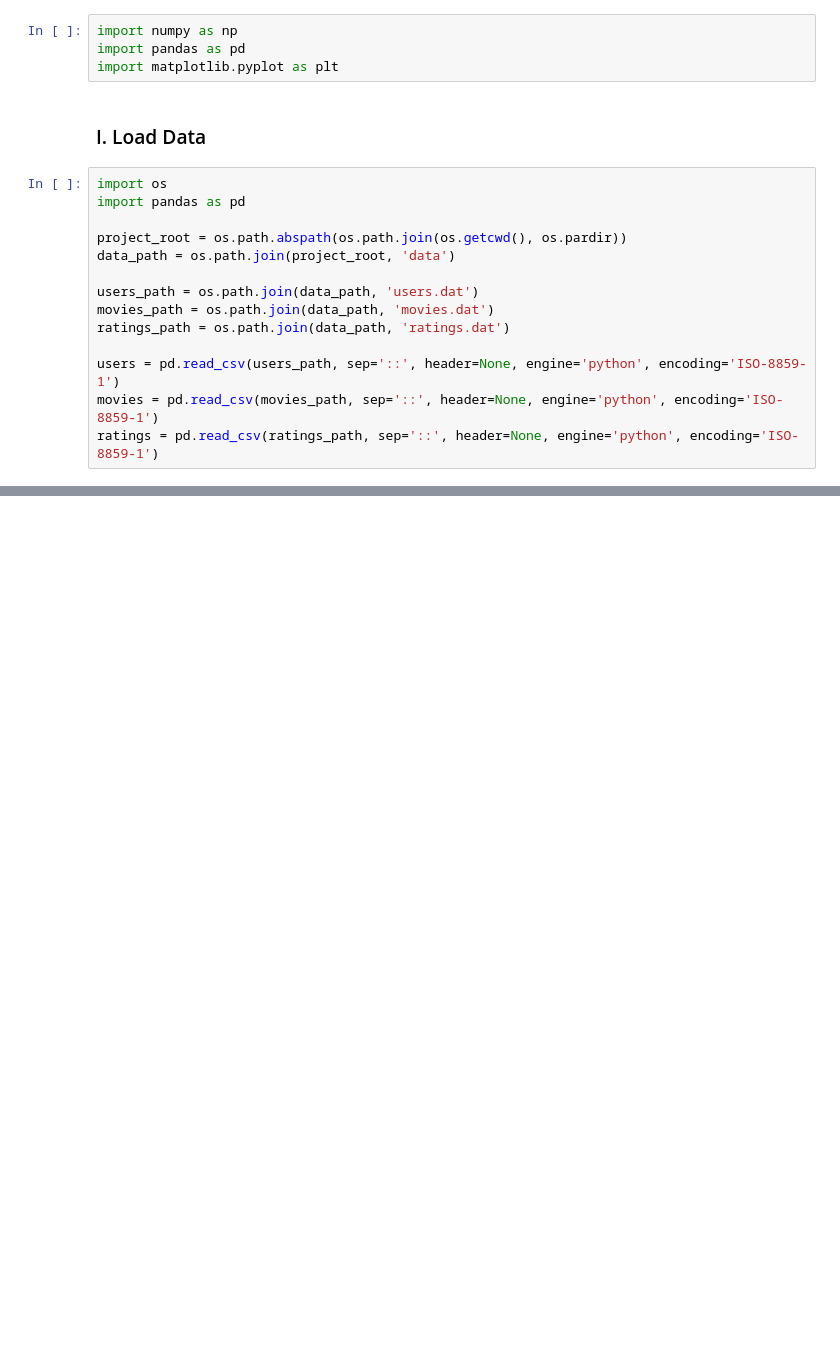
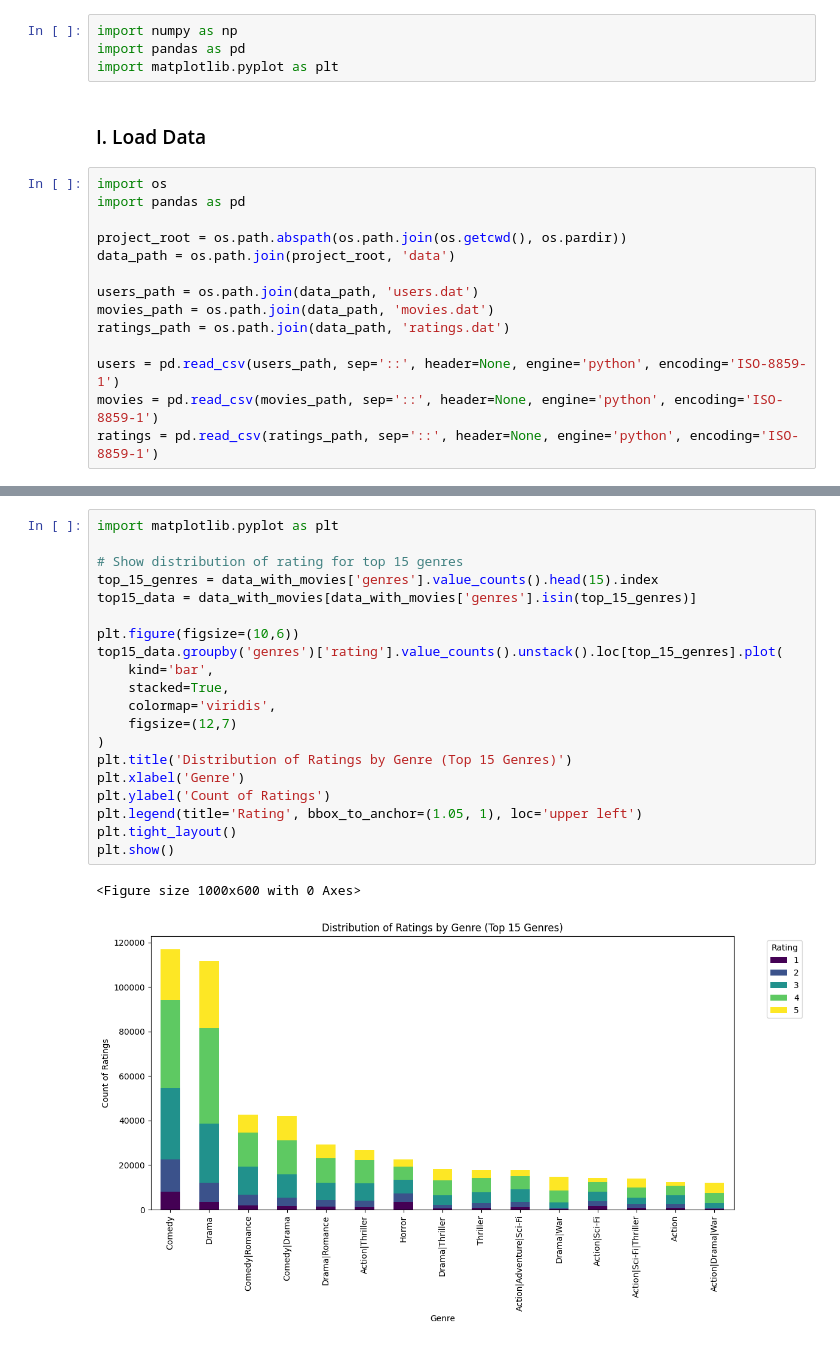
Before and after one commit to ZlataSparrow/Naive-Bayes, a Jupyter notebook: notebooks/03_A_Movie_Recom_Naive_Bayes_complex.ipynb, the cells around one changed output, grey strips where cells are left out. Drawn from its saved outputs; the diff is of its cells as text; blank space fills up the shorter version.

```diff
--- a/notebooks/03_A_Movie_Recom_Naive_Bayes_complex.ipynb
+++ b/notebooks/03_A_Movie_Recom_Naive_Bayes_complex.ipynb
@@ -47,0 +125,23 @@ print(ratings.head())
+# %%
+import matplotlib.pyplot as plt
+
+# Show distribution of rating for top 15 genres
+top_15_genres = data_with_movies['genres'].value_counts().head(15).index
+top15_data = data_with_movies[data_with_movies['genres'].isin(top_15_genres)]
+
+plt.figure(figsize=(10,6))
+top15_data.groupby('genres')['rating'].value_counts().unstack().loc[top_15_genres].plot(
+    kind='bar',
+    stacked=True,
+    colormap='viridis',
+    figsize=(12,7)
+)
+plt.title('Distribution of Ratings by Genre (Top 15 Genres)')
+plt.xlabel('Genre')
+plt.ylabel('Count of Ratings')
+plt.legend(title='Rating', bbox_to_anchor=(1.05, 1), loc='upper left')
+plt.tight_layout()
+plt.show()
+# %% [output]
+<Figure size 1000x600 with 0 Axes>
+[figure, added]
```
Also changed, not shown: parts of 12 cells of this notebook, 1 other file.
